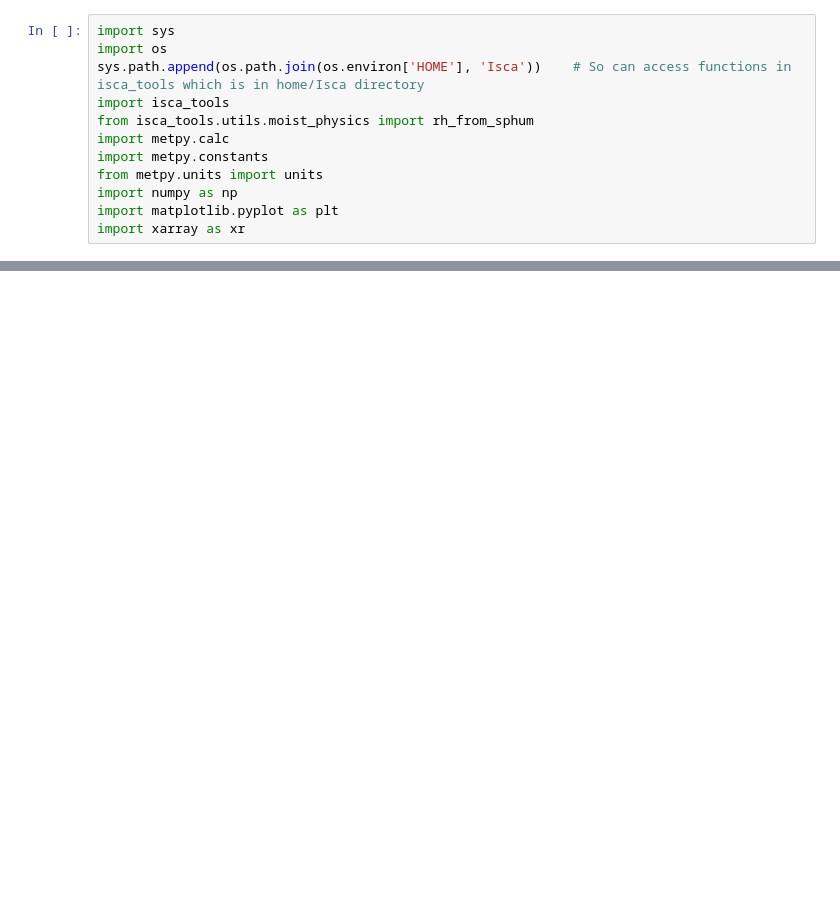
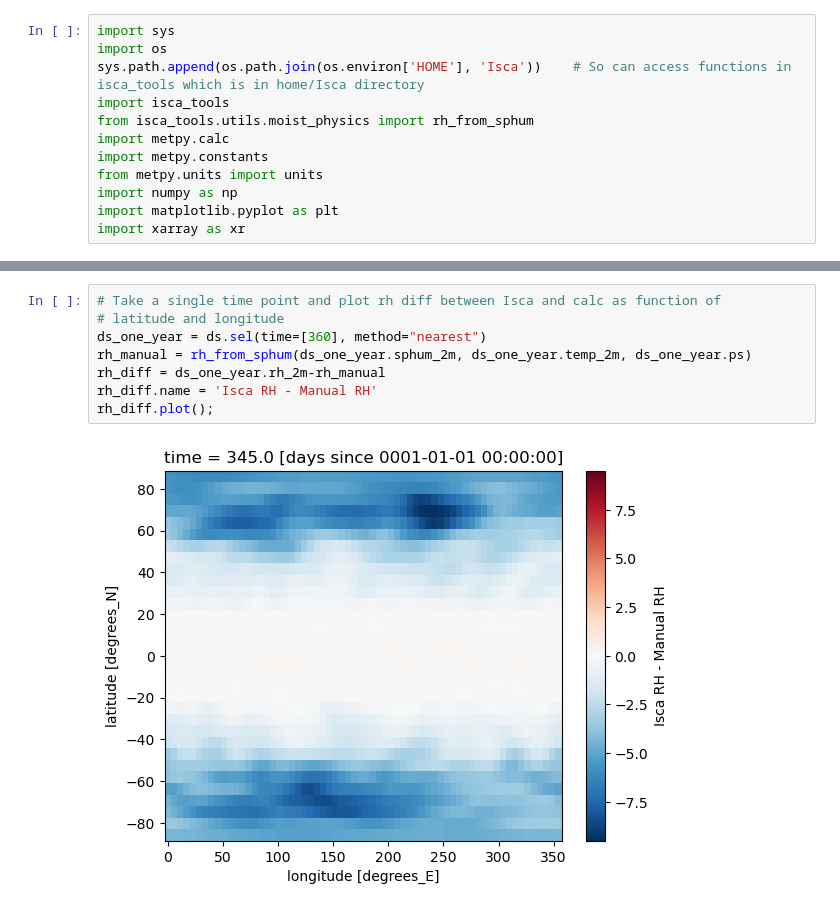
Before and after one commit to jduffield65/Isca, a Jupyter notebook: jobs/play/rh_calc/rh_calc.ipynb, the cells around one changed output, grey strips where cells are left out. Saved outputs shown, nothing was run; the diff lists cells and outputs as text; blank space fills up the shorter version.

```diff
--- a/jobs/play/rh_calc/rh_calc.ipynb
+++ b/jobs/play/rh_calc/rh_calc.ipynb
@@ -64,0 +53,10 @@ Also, for this experiment (and most other examples on Isca), the option [`do_sim
+# %%
+# Take a single time point and plot rh diff between Isca and calc as function of
+# latitude and longitude
+ds_one_year = ds.sel(time=[360], method="nearest")
+rh_manual = rh_from_sphum(ds_one_year.sphum_2m, ds_one_year.temp_2m, ds_one_year.ps)
+rh_diff = ds_one_year.rh_2m-rh_manual
+rh_diff.name = 'Isca RH - Manual RH'
+rh_diff.plot();
+# %% [output]
+[figure, added]
```
Also changed, not shown: parts of 7 cells of this notebook, 6 other files.
